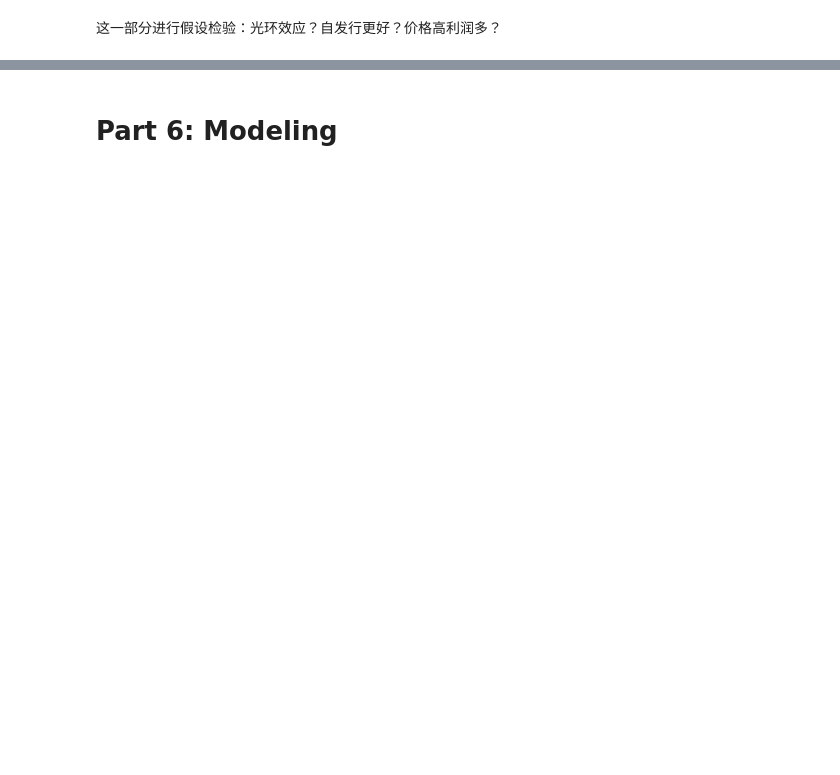
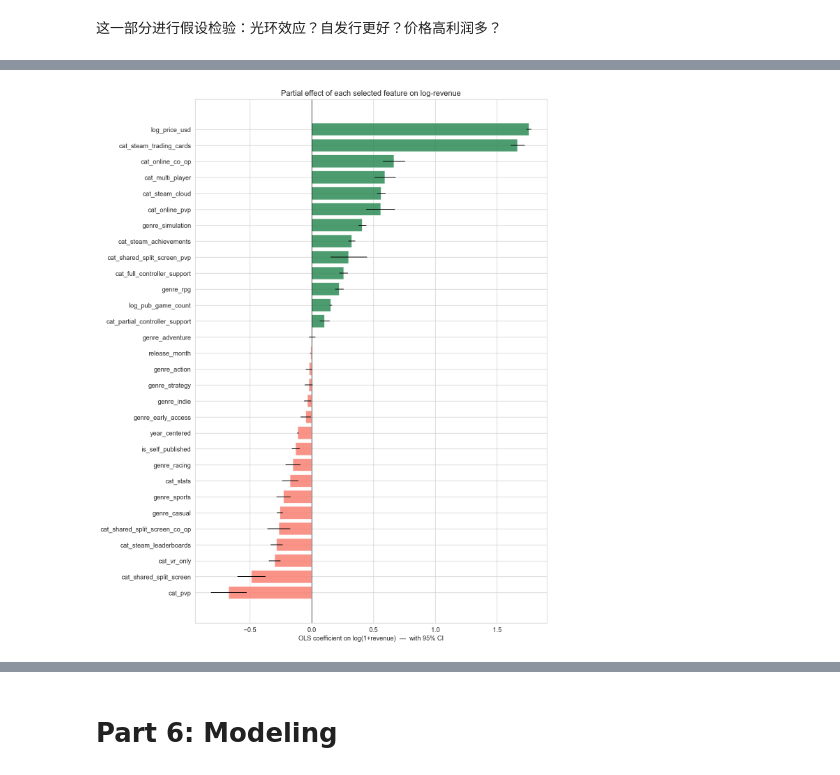
Before and after one commit to pai31419526/steam_data_analysis, a Jupyter notebook: script/report.ipynb, the cells around one changed output, grey strips where cells are left out. Drawn from its saved outputs; the diff is of its cells as text; code cells hidden in the pictures; blank space fills up the shorter version.

```diff
--- a/script/report.ipynb
+++ b/script/report.ipynb
@@ -1482,0 +1709,24 @@ y shape:          (88917,)
+# %%
+X_sm = sm.add_constant(X_model)
+ols = sm.OLS(y, X_sm).fit(cov_type='HC3')
+
+print('=== OLS fit summary ===')
+print(f'  R²              = {ols.rsquared:.4f}')
+print(f'  Adj R²          = {ols.rsquared_adj:.4f}')
+print(f'  F-stat p-value  = {ols.f_pvalue:.2e}')
+print(f'  Observations    = {int(ols.nobs):,}')
+print(f'  Residual σ      = {np.sqrt(ols.mse_resid):.3f}')
+print(f'  AIC / BIC       = {ols.aic:,.0f} / {ols.bic:,.0f}')
+
+# Build coefficient table
+coef_tbl = pd.DataFrame({
+    'coef': ols.params,
+    'std_err': ols.bse,
+    'p_value': ols.pvalues,
+    'ci_low': ols.conf_int()[0],
+    'ci_high': ols.conf_int()[1],
+})
+coef_tbl['approx_pct_effect'] = (np.exp(coef_tbl['coef']) - 1) * 100
+coef_tbl = coef_tbl.drop(index='const').sort_values('coef', ascending=False)
+print('\n=== OLS coefficients ===')
+print(coef_tbl.round(4).to_string())
@@ -1482,0 +1751,15 @@ y shape:          (88917,)
+# %%
+# Coefficient plot with 95% CI whiskers
+plot_tbl = coef_tbl.sort_values('coef')
+colors = ['seagreen' if c > 0 else 'salmon' for c in plot_tbl['coef']]
+fig, ax = plt.subplots(figsize=(11, max(5, len(plot_tbl)*0.45)))
+ax.barh(plot_tbl.index, plot_tbl['coef'], color=colors, alpha=0.85)
+for i, (_, row) in enumerate(plot_tbl.iterrows()):
+    ax.plot([row['ci_low'], row['ci_high']], [i, i], color='black', lw=1.2)
+ax.axvline(0, color='black', lw=0.8)
+ax.set_xlabel('OLS coefficient on log(1+revenue)  —  with 95% CI')
+ax.set_title('Partial effect of each selected feature on log-revenue')
+plt.tight_layout()
+plt.show()
+# %% [output]
+[figure, added]
```
Also changed, not shown: parts of 31 cells of this notebook.
